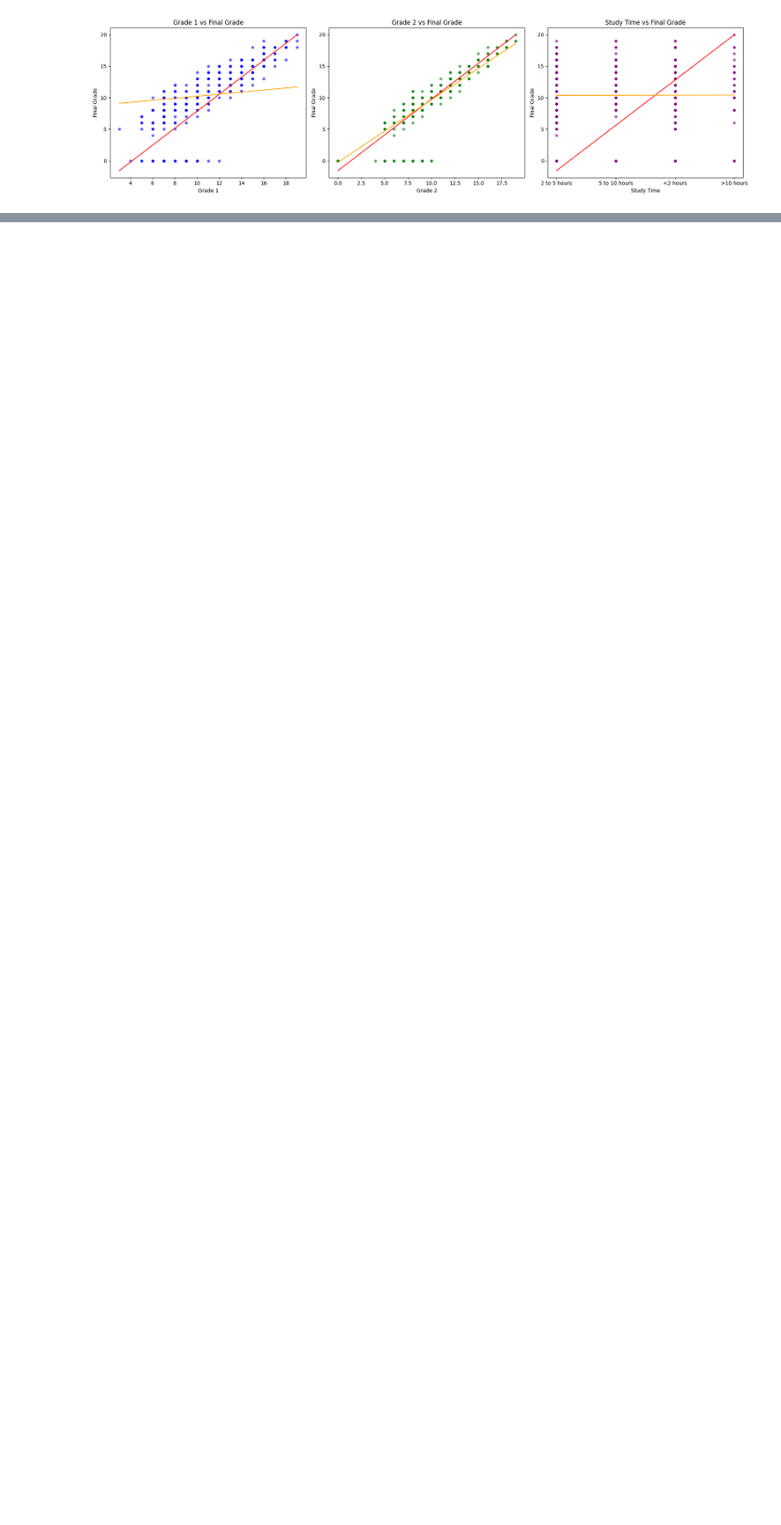
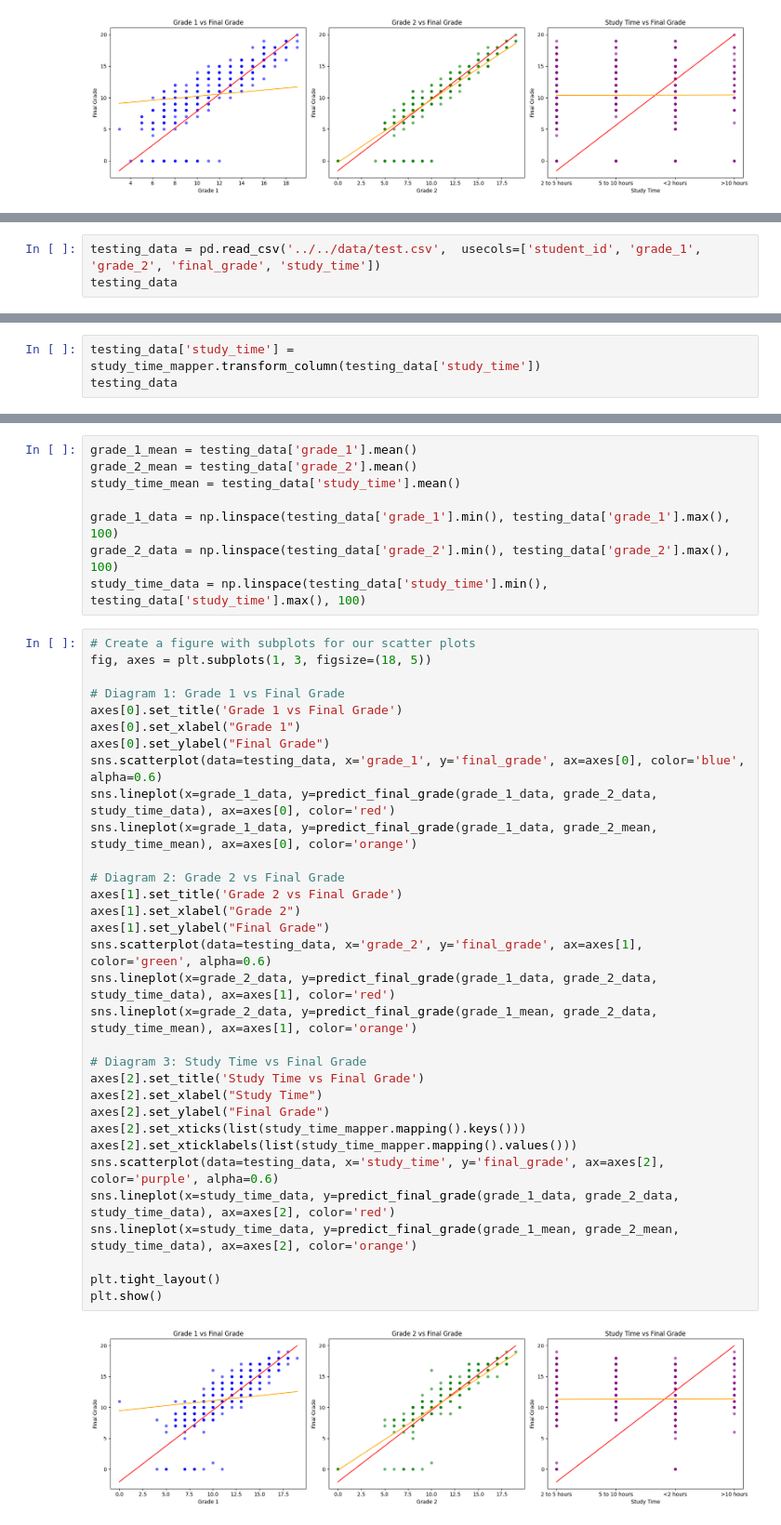
Before and after one commit to Kristiyan24/SoftUni-Students-Performance, a Jupyter notebook: report/hypotheses/hypothesis1.ipynb, the cells around one changed output, grey strips where cells are left out. Shown at 93% size. Cells and saved outputs as stored; diff of their text form; blank space fills up the shorter version.

Commit message:
Add testing in hypothesis1.ipynb

```diff
--- a/report/hypotheses/hypothesis1.ipynb
+++ b/report/hypotheses/hypothesis1.ipynb
@@ -271,0 +274,3 @@ plt.show()
+# %%
+testing_data = pd.read_csv('../../data/test.csv',  usecols=['student_id', 'grade_1', 'grade_2', 'final_grade', 'study_time'])
+testing_data
@@ -271,0 +299,3 @@ plt.show()
+# %%
+testing_data['study_time'] = study_time_mapper.transform_column(testing_data['study_time'])
+testing_data
@@ -271,0 +316,42 @@ plt.show()
+# %%
+grade_1_mean = testing_data['grade_1'].mean()
+grade_2_mean = testing_data['grade_2'].mean()
+study_time_mean = testing_data['study_time'].mean()
+
+grade_1_data = np.linspace(testing_data['grade_1'].min(), testing_data['grade_1'].max(), 100)
+grade_2_data = np.linspace(testing_data['grade_2'].min(), testing_data['grade_2'].max(), 100)
+study_time_data = np.linspace(testing_data['study_time'].min(), testing_data['study_time'].max(), 100)
+# %%
+# Create a figure with subplots for our scatter plots
+fig, axes = plt.subplots(1, 3, figsize=(18, 5))
+
+# Diagram 1: Grade 1 vs Final Grade
+axes[0].set_title('Grade 1 vs Final Grade')
+axes[0].set_xlabel("Grade 1")
+axes[0].set_ylabel("Final Grade")
+sns.scatterplot(data=testing_data, x='grade_1', y='final_grade', ax=axes[0], color='blue', alpha=0.6)
+sns.lineplot(x=grade_1_data, y=predict_final_grade(grade_1_data, grade_2_data, study_time_data), ax=axes[0], color='red')
+sns.lineplot(x=grade_1_data, y=predict_final_grade(grade_1_data, grade_2_mean, study_time_mean), ax=axes[0], color='orange')
+
+# Diagram 2: Grade 2 vs Final Grade
+axes[1].set_title('Grade 2 vs Final Grade')
+axes[1].set_xlabel("Grade 2")
+axes[1].set_ylabel("Final Grade")
+sns.scatterplot(data=testing_data, x='grade_2', y='final_grade', ax=axes[1], color='green', alpha=0.6)
+sns.lineplot(x=grade_2_data, y=predict_final_grade(grade_1_data, grade_2_data, study_time_data), ax=axes[1], color='red')
+sns.lineplot(x=grade_2_data, y=predict_final_grade(grade_1_mean, grade_2_data, study_time_mean), ax=axes[1], color='orange')
+
+# Diagram 3: Study Time vs Final Grade
+axes[2].set_title('Study Time vs Final Grade')
+axes[2].set_xlabel("Study Time")
+axes[2].set_ylabel("Final Grade")
+axes[2].set_xticks(list(study_time_mapper.mapping().keys()))
+axes[2].set_xticklabels(list(study_time_mapper.mapping().values()))
+sns.scatterplot(data=testing_data, x='study_time', y='final_grade', ax=axes[2], color='purple', alpha=0.6)
+sns.lineplot(x=study_time_data, y=predict_final_grade(grade_1_data, grade_2_data, study_time_data), ax=axes[2], color='red')
+sns.lineplot(x=study_time_data, y=predict_final_grade(grade_1_mean, grade_2_mean, study_time_data), ax=axes[2], color='orange')
+
+plt.tight_layout()
+plt.show()
+# %% [output]
+[figure, added]
```
Also changed, not shown: parts of 6 cells of this notebook.
